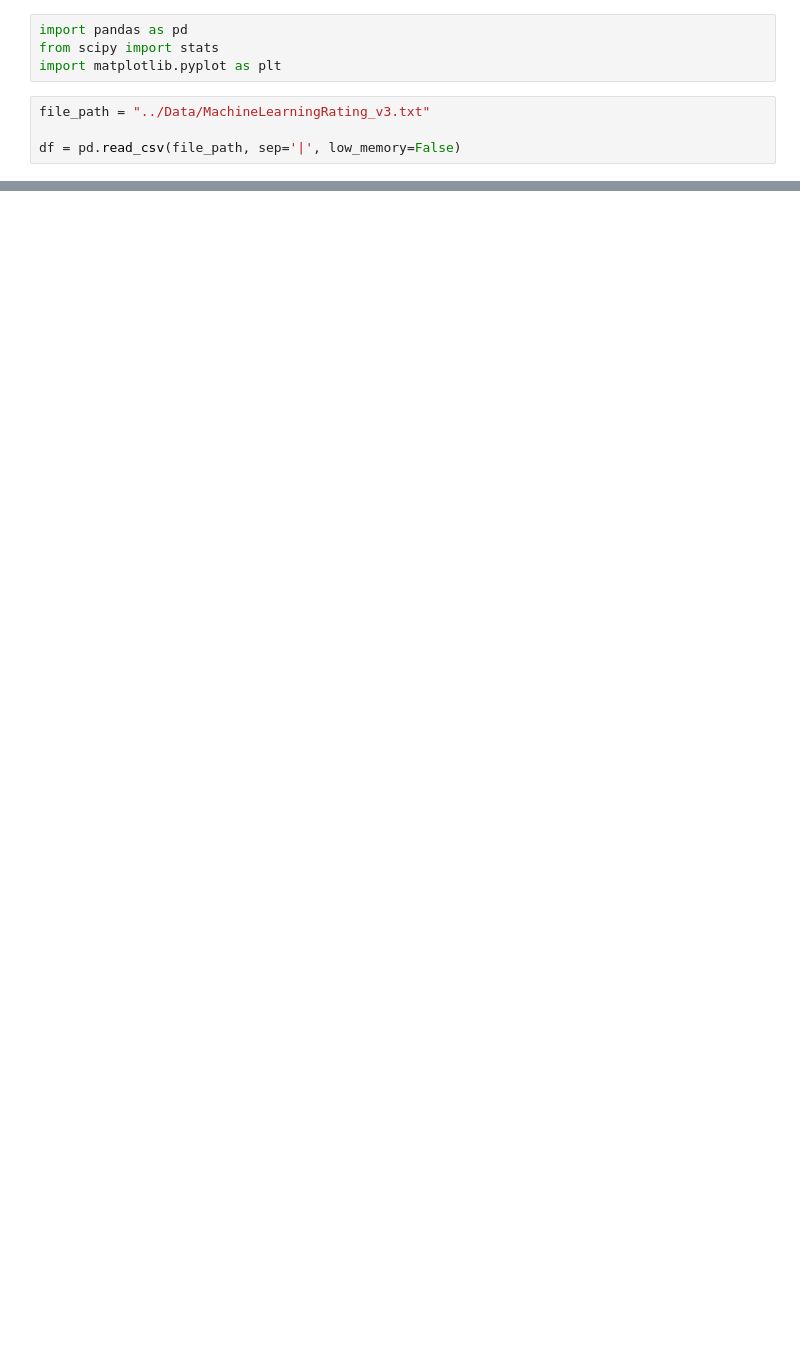
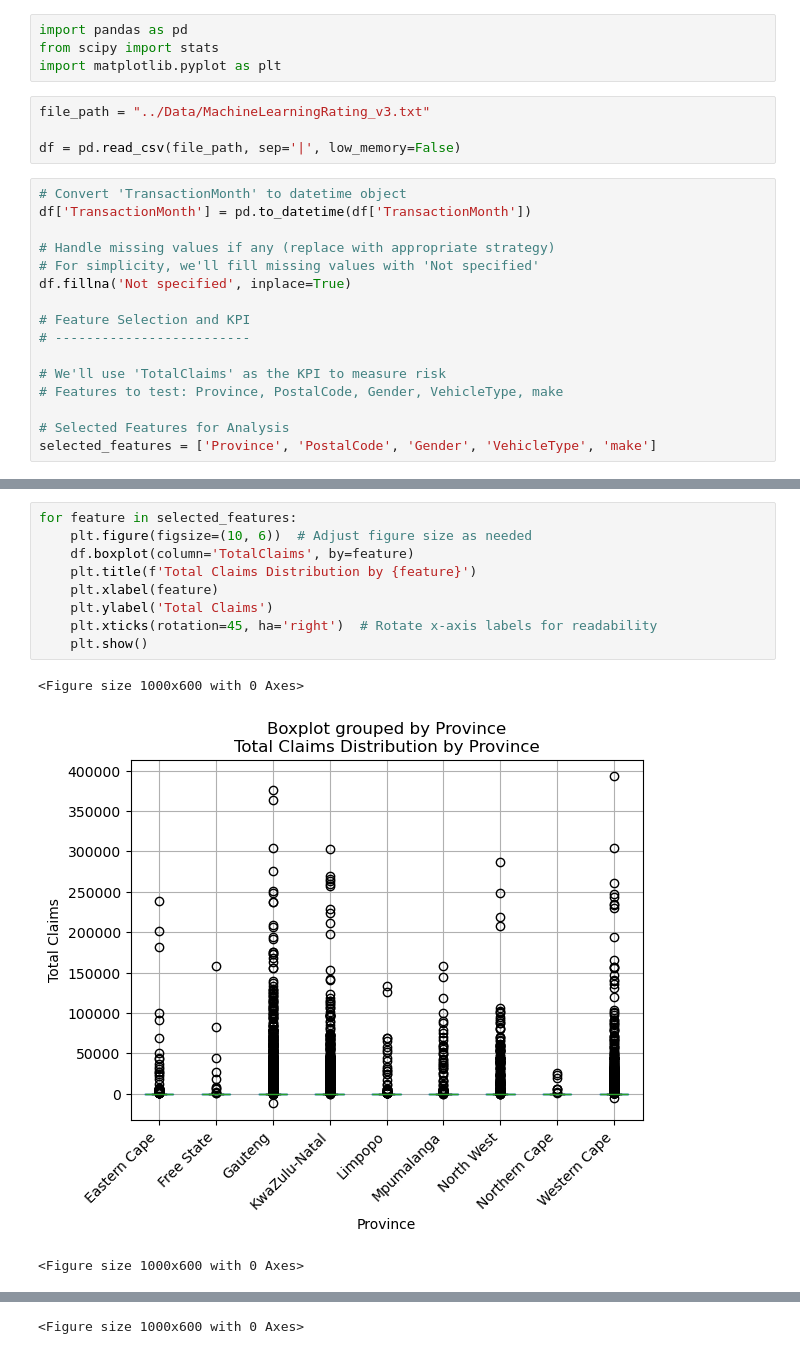
Before and after one commit to jodahe1/ACIS, a Jupyter notebook: Task-3/Hypothesis_Testing.ipynb, the cells around one changed output, grey strips where cells are left out. Saved outputs shown, nothing was run; the diff lists cells and outputs as text; blank space fills up the shorter version.

Commit message:
Improve Code Performance and plot added
I Added loop to improve the code performance and added Some plots to make the work easier for anyone to understand it

```diff
--- a/Task-3/Hypothesis_Testing.ipynb
+++ b/Task-3/Hypothesis_Testing.ipynb
@@ -6,4 +6,20 @@ import matplotlib.pyplot as plt
 file_path = "../Data/MachineLearningRating_v3.txt"
 
 df = pd.read_csv(file_path, sep='|', low_memory=False)
+# %%
+# Convert 'TransactionMonth' to datetime object
+df['TransactionMonth'] = pd.to_datetime(df['TransactionMonth'])
+
+# Handle missing values if any (replace with appropriate strategy)
+# For simplicity, we'll fill missing values with 'Not specified'
+df.fillna('Not specified', inplace=True)
+
+# Feature Selection and KPI
+# -------------------------
+
+# We'll use 'TotalClaims' as the KPI to measure risk
+# Features to test: Province, PostalCode, Gender, VehicleType, make
+
+# Selected Features for Analysis
+selected_features = ['Province', 'PostalCode', 'Gender', 'VehicleType', 'make']
 # %%
@@ -110,0 +153,13 @@ for i in range(len(vehicle_types)):
+# %%
+for feature in selected_features:
+    plt.figure(figsize=(10, 6))  # Adjust figure size as needed
+    df.boxplot(column='TotalClaims', by=feature)
+    plt.title(f'Total Claims Distribution by {feature}')
+    plt.xlabel(feature)
+    plt.ylabel('Total Claims')
+    plt.xticks(rotation=45, ha='right')  # Rotate x-axis labels for readability
+    plt.show()
+# %% [output]
+<Figure size 1000x600 with 0 Axes>
+[figure, added]
+<Figure size 1000x600 with 0 Axes>
@@ -110,0 +167 @@ for i in range(len(vehicle_types)):
+<Figure size 1000x600 with 0 Axes>
```
Also changed, not shown: parts of 7 cells of this notebook.
